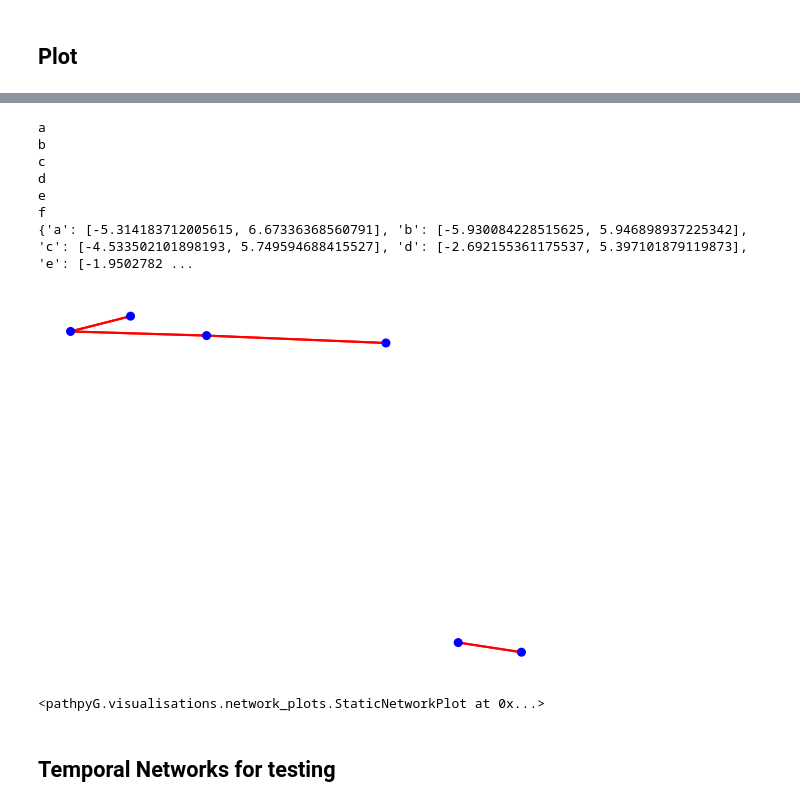
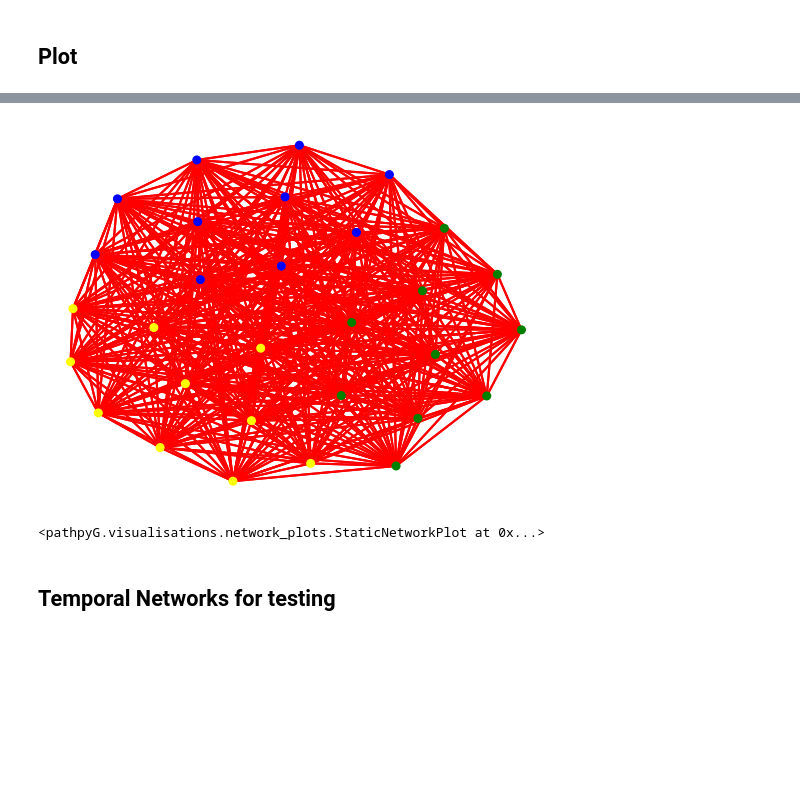
Before and after one commit to jusch2109/pathpyG, a Jupyter notebook: src/pathpyG/visualisations/Project_JS/HotVis.ipynb, the cells around one changed output, grey strips where cells are left out. Saved outputs shown, nothing was run; the diff lists cells and outputs as text; code cells hidden in the pictures; blank space fills up the shorter version.

```diff
--- a/src/pathpyG/visualisations/Project_JS/HotVis.ipynb
+++ b/src/pathpyG/visualisations/Project_JS/HotVis.ipynb
@@ -296,19 +287,12 @@ f
 # %%
 layout = {}
 for node in graph.nodes:
-    print(node)
+    #print(node)
     layout[node] = positions_second_loop[graph.mapping.to_idx(node)].tolist()
-print(layout)
-pp.plot(mo_model.layers[1], backend='matplotlib', layout=layout)
+#print(layout)
+pp.plot(mo_model.layers[1], layout=layout, backend='matplotlib' ,**style)
 # %% [output]
+[figure, new version]
-a
-b
-c
-d
-e
-f
-{'a': [-5.314183712005615, 6.67336368560791], 'b': [-5.930084228515625, 5.946898937225342], 'c': [-4.533502101898193, 5.749594688415527], 'd': [-2.692155361175537, 5.397101879119873], 'e': [-1.9502782 ...
+<pathpyG.visualisations.network_plots.StaticNetworkPlot at 0x...>
-[figure, old version]
-<pathpyG.visualisations.network_plots.StaticNetworkPlot at 0x...>
 # %% [markdown]
 ## Temporal Networks for testing
```
Also changed, not shown: parts of 8 cells of this notebook, 3 other files.
